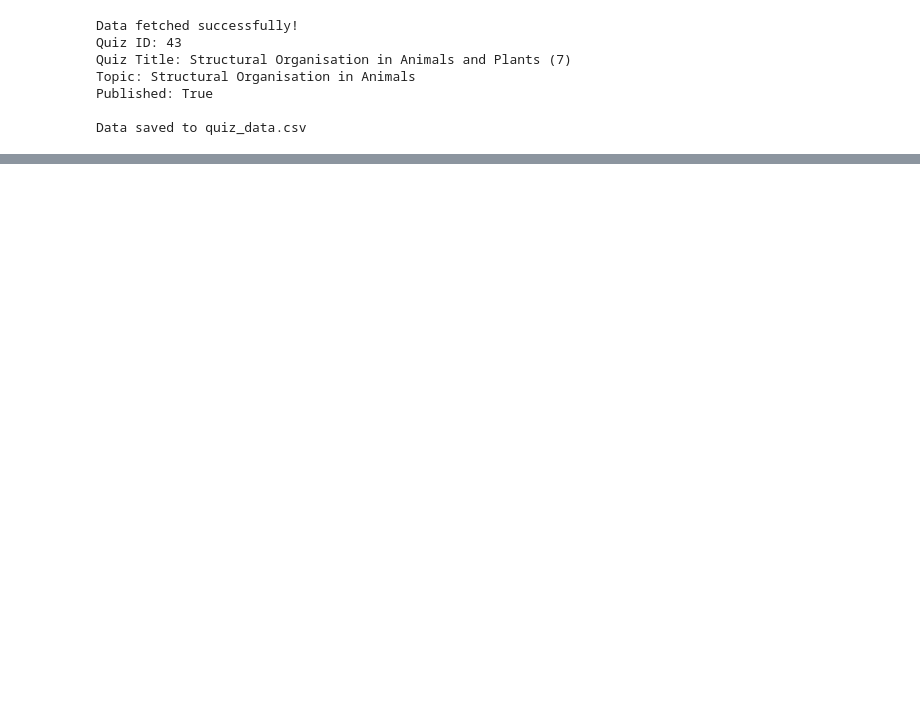
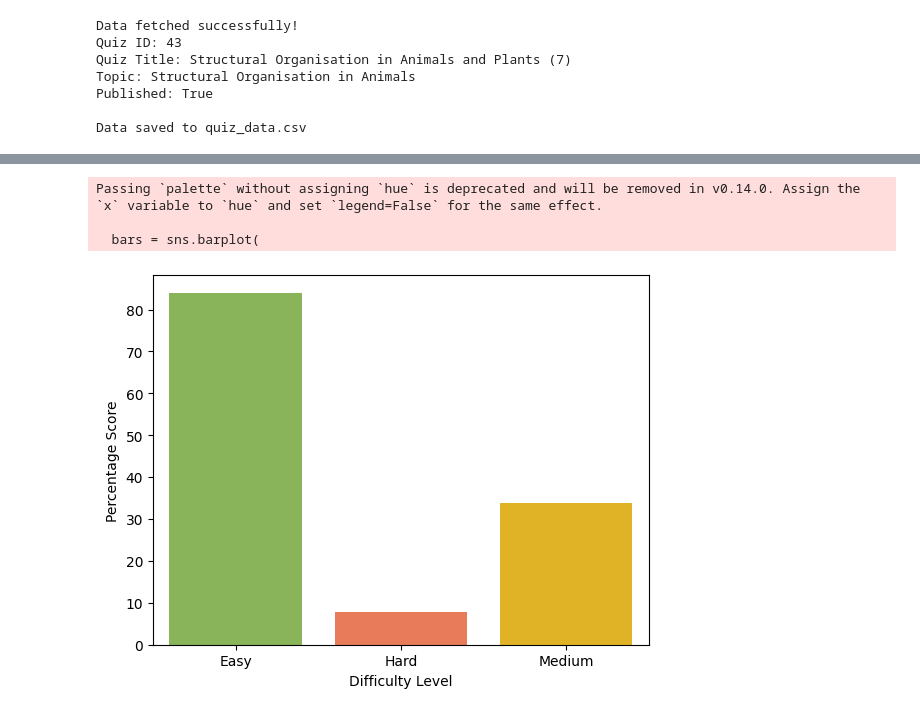
Before and after one commit to Mahi230504/Quiz-data-analysis, a Jupyter notebook: Quiz-data-Extraction.ipynb, the cells around one changed output, grey strips where cells are left out. Drawn from its saved outputs; the diff is of its cells as text; code cells hidden in the pictures; blank space fills up the shorter version.

```diff
--- a/Quiz-data-Extraction.ipynb
+++ b/Quiz-data-Extraction.ipynb
@@ -83,0 +365,28 @@ Data saved to quiz_data.csv
+# %%
+# Define colors for all unique difficulty levels
+color_mapping = {
+    'Easy': '#8BC34A',  # Green for Easy
+    'Medium': '#FFC107',  # Yellow for Medium
+    'Hard': '#FF7043'  # Red for Hard
+}
+
+# Ensure all unique difficulty levels in the data are in the mapping
+difficulty_levels = df['Difficulty Level'].unique()
+missing_levels = set(difficulty_levels) - set(color_mapping.keys())
+
+# Add missing levels to the mapping (default to gray for safety)
+for level in missing_levels:
+    color_mapping[level] = '#B0BEC5'  # Light gray for undefined levels
+
+# Reuse or update this color mapping in your bar plot
+bars = sns.barplot(
+    data=avg_percentage_by_difficulty,
+    x='Difficulty Level',
+    y='Percentage Score',
+    palette=color_mapping  # Ensure all levels have assigned colors
+)
+# %% [output]
+Passing `palette` without assigning `hue` is deprecated and will be removed in v0.14.0. Assign the `x` variable to `hue` and set `legend=False` for the same effect.
+
+  bars = sns.barplot(
+[figure, added]
```
Also changed, not shown: parts of 13 cells of this notebook, 2 other files.
